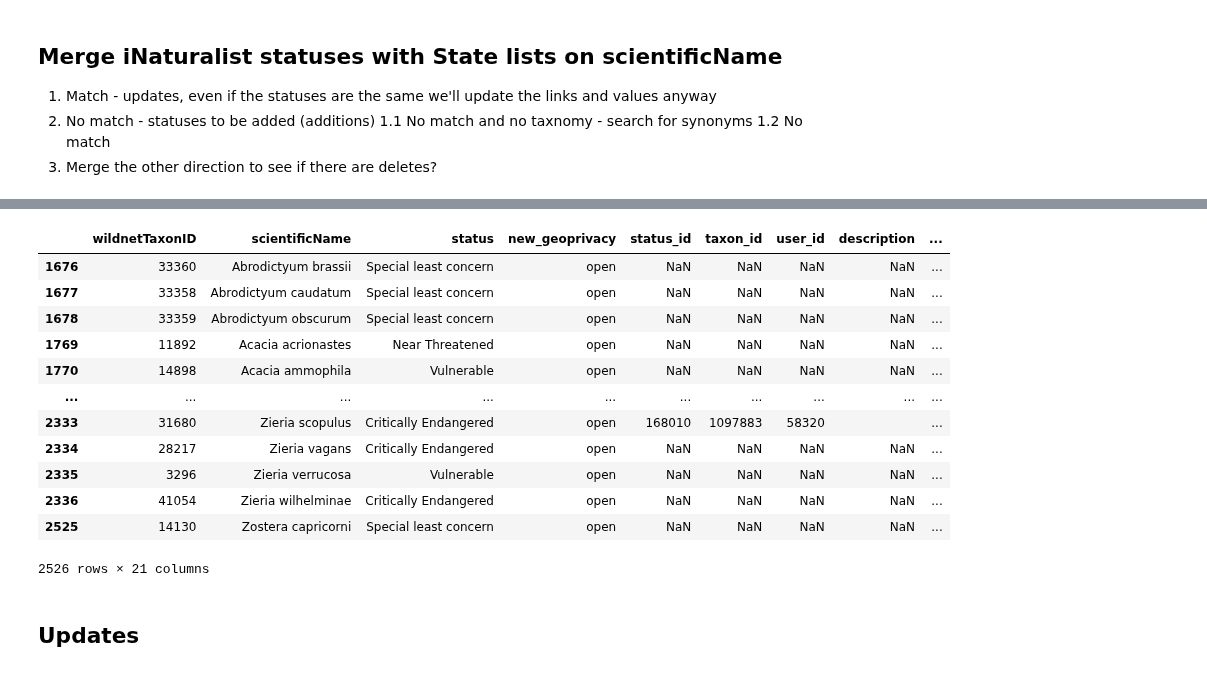
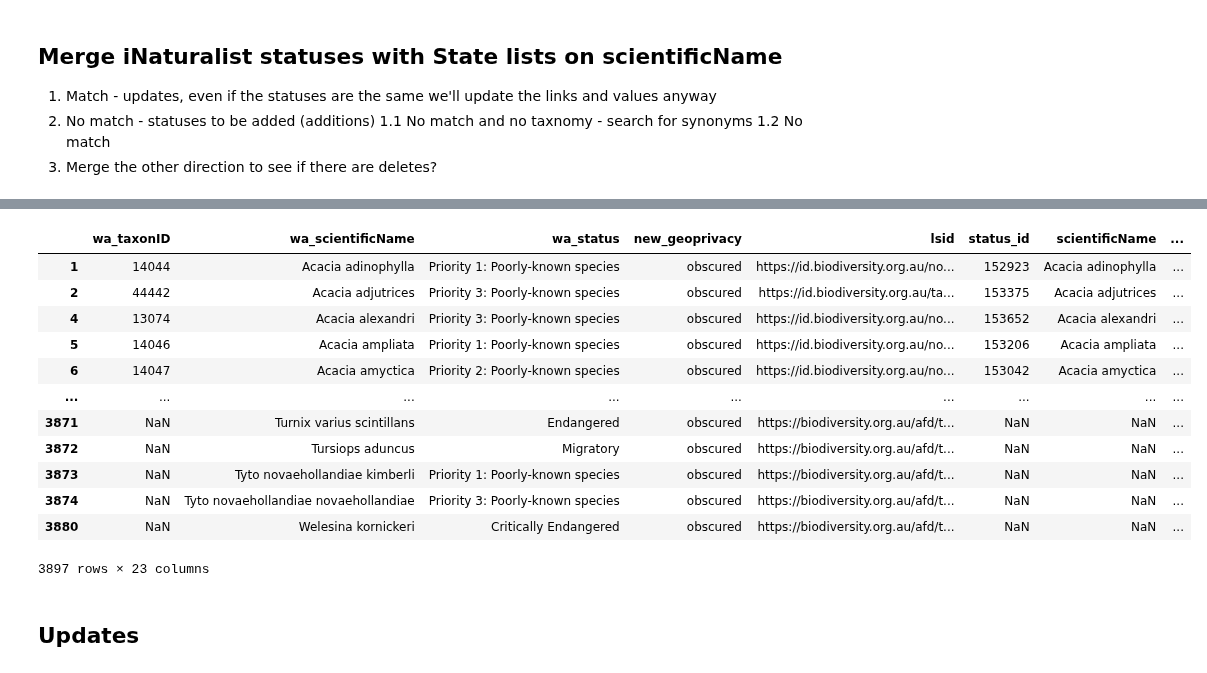
Before and after one commit to AtlasOfLivingAustralia/authoritative-lists, a Jupyter notebook: source-code/py-notebook/inaturalist-statuses/wa.ipynb, the cells around one changed output, grey strips where cells are left out. Saved outputs shown, nothing was run; the diff lists cells and outputs as text; code cells hidden in the pictures.

Commit message:
WA inat updates/adds

```diff
--- a/source-code/py-notebook/inaturalist-statuses/wa.ipynb
+++ b/source-code/py-notebook/inaturalist-statuses/wa.ipynb
@@ -188,12 +222,0 @@ Name: status, dtype: int64
-# %%
-# map these statuses back to the original values
-waStatusMappings = {
-    'CD & MI': 'Special Conservation Interest',
-    'MI & P1': 'P1 - Poorly known species',
-    'MI & P3': 'P3 - Poorly known species',
-    'Migratory & P4': 'P4 - Rare, Near Threatened and other species in need of monitoring',
-    'P4 - Poorly known species': 'P4 - Rare, Near Threatened and other species in need of monitoring'
-}
-statelist['new_wa_status'] = statelist['status'].str.strip().map(waStatusMappings).fillna(statelist['status'])
-#mergedstatuses['new_iucn_equivalent'] = mergedstatuses['status'].str.lower().str.strip().map(iucnStatusMappings).fillna('Vulnerable') # map to dictionary
-statelist[['status','new_wa_status']].drop_duplicates()
@@ -219,16 +223,23 @@ statelist[['status','new_wa_status']].drop_duplicates()
 # %%
+# these will be used to populate the iucn_equivalent field
 iucnStatusMappings = {
+    'conservation dependent': 'Vulnerable',
     'critically endangered': 'Critically Endangered',
+    'endangered':'Endangered',
+    'extinct':'Extinct',
+    'migratory':'Vulnerable',
+    'other specially protencted':'Vulnerable',
+    'priority 1: poorly-known species':'Data Deficient',
+    'priority 2: poorly-known species':'Data Deficient',
+    'priority 3: poorly-known species':'Data Deficient',
+    'priority 4: rare, near threatened':'Vulnerable',
     'vulnerable':'Vulnerable',
     'not evaluated':'Not Evaluated',
     'data deficient':'Data Deficient',
     'least concern':'Least Concern',
     'special least concern':'Least Concern',
     'near threatened':'Near Threatened',
-    'endangered':'Endangered',
     'extinct in the wild':'Extinct in the Wild',
-    'extinct':'Extinct',
-    'confidential':'Vulnerable'
 }
 # %% [markdown]
 ### 5. Determine best place ID to use
@@ -255,6 +262,6 @@ Name: place_id, dtype: int64
 3. Merge the other direction to see if there are deletes?
 # %%
 # join to see which lists already have a status in inaturalist based on scientificName
-mergedstatuses = statelist[['waTaxonID','scientificName','new_wa_status','wa_geoprivacy']].merge(inatstatuses[['status_id','scientificName','taxon_id','user_id','description','iucn','authority','status','geoprivacy','place_id','place_display_name']],how="left",left_on='scientificName',right_on='scientificName',suffixes=(None,'_inat')).sort_values(['scientificName'])
+mergedstatuses = statelist[['wa_taxonID','wa_scientificName','wa_status','wa_geoprivacy','lsid']].merge(inatstatuses[['status_id','scientificName','taxon_id','user_id','description','iucn','authority','status','geoprivacy','place_id','place_display_name']],how="left",left_on='wa_scientificName',right_on='scientificName',suffixes=(None,'_inat')).sort_values(['scientificName'])
 mergedstatuses
 # %% [output]
@@ -274,38 +281,38 @@ mergedstatuses
 # %%
 # prepare the export fields, common to New template and Update template
 # new statuses
 # Taxon_Name,Status,Authority,IUCN_equivalent,Description,iNaturalist_Place_ID,url,Taxon_Geoprivacy,Username,taxon_id
 # updates
 # action,taxon_name,id,taxon_id,status,iucn_equivalent,authority,url,geoprivacy,place_id,username
-mergedstatuses['new_authority'] = "WA Deparment of Biodiversity, Conservation and Attractions"
-mergedstatuses['new_description'] = "Listed as Confidential - refer to https://www.data.qld.gov.au/dataset/queensland-confidential-species"
-#mergedstatuses['new_url'] = "https://apps.des.qld.gov.au/species-search/details/?id=" + mergedstatuses['wildnetTaxonID'].astype(str)
+#mergedstatuses['new_description'] = "Listed as sensitive - refer to https://www.dpaw.wa.gov.au/plants-and-animals/threatened-species-and-communities"
+# url is either a florabase url or bie page
 florabaseurl = "https://florabase.dpaw.wa.gov.au/browse/profile/"
-biesearchurl = "https://bie.ala.org.au/species/https://id.biodiversity.org.au/node/apni/2894366"
-mergedstatuses['new_url'] = mergedstatuses.apply(lambda x: biesearchurl + x['lsid'] if pd.isna(x['waTaxonID']) else florabaseurl + x['waTaxonID'],axis=1)
+biesearchurl = "https://bie.ala.org.au/species/" # eg + "https://id.biodiversity.org.au/node/apni/2894366"
+mergedstatuses['new_url'] = mergedstatuses.apply(lambda x: biesearchurl + x['lsid'] if pd.isna(x['wa_taxonID']) else florabaseurl + x['wa_taxonID'],axis=1)
 floradescrurl = "Listed as Confidential - refer to https://www.dpaw.wa.gov.au/plants-and-animals/threatened-species-and-communities/threatened-plants"
 faunadescrurl = "Listed as Confidential - refer to https://www.dpaw.wa.gov.au/plants-and-animals/threatened-species-and-communities/threatened-animals"
-mergedstatuses['new_description'] = mergedstatuses.apply(lambda x: faunadescrurl if pd.isna(x['waTaxonID']) else floradescrurl,axis=1)
-mergedstatuses.rename(columns={'wildnet_geoprivacy':'new_geoprivacy'},inplace=True)
-mergedstatuses['new_place_id'] = '7308'  # Queensland, AU
+mergedstatuses['new_description'] = mergedstatuses.apply(lambda x: faunadescrurl if pd.isna(x['wa_taxonID']) else floradescrurl,axis=1)
+mergedstatuses['new_authority'] = "WA Deparment of Biodiversity, Conservation and Attractions"
+mergedstatuses.rename(columns={'wa_geoprivacy':'new_geoprivacy'},inplace=True)
+mergedstatuses['new_place_id'] = '6827'  # Queensland, AU
 mergedstatuses['new_username'] = 'peggydnew'
 mergedstatuses['new_iucn_equivalent'] = mergedstatuses['status'].str.lower().str.strip().map(iucnStatusMappings).fillna('Vulnerable') # map to dictionary
-mergedstatuses['new_status'] = mergedstatuses['status'].fillna('Confidential')
+mergedstatuses['new_status'] = mergedstatuses['wa_status'].fillna('Sensitive')
 mergedstatuses
 # %% [output]
-|  | wildnetTaxonID | scientificName | status | new_geoprivacy | status_id | taxon_id | user_id | description | ... |
-| 1676 | 33360 | Abrodictyum brassii | Special least concern | open | NaN | NaN | NaN | NaN | ... |
-| 1677 | 33358 | Abrodictyum caudatum | Special least concern | open | NaN | NaN | NaN | NaN | ... |
-| 1678 | 33359 | Abrodictyum obscurum | Special least concern | open | NaN | NaN | NaN | NaN | ... |
-| 1769 | 11892 | Acacia acrionastes | Near Threatened | open | NaN | NaN | NaN | NaN | ... |
-| 1770 | 14898 | Acacia ammophila | Vulnerable | open | NaN | NaN | NaN | NaN | ... |
-| ... | ... | ... | ... | ... | ... | ... | ... | ... | ... |
-| 2333 | 31680 | Zieria scopulus | Critically Endangered | open | 168010 | 1097883 | 58320 |  | ... |
-| 2334 | 28217 | Zieria vagans | Critically Endangered | open | NaN | NaN | NaN | NaN | ... |
-| 2335 | 3296 | Zieria verrucosa | Vulnerable | open | NaN | NaN | NaN | NaN | ... |
-| 2336 | 41054 | Zieria wilhelminae | Critically Endangered | open | NaN | NaN | NaN | NaN | ... |
-| 2525 | 14130 | Zostera capricorni | Special least concern | open | NaN | NaN | NaN | NaN | ... |
+|  | wa_taxonID | wa_scientificName | wa_status | new_geoprivacy | lsid | status_id | scientificName | ... |
+| 1 | 14044 | Acacia adinophylla | Priority 1: Poorly-known species | obscured | https://id.biodiversity.org.au/no... | 152923 | Acacia adinophylla | ... |
+| 2 | 44442 | Acacia adjutrices | Priority 3: Poorly-known species | obscured | https://id.biodiversity.org.au/ta... | 153375 | Acacia adjutrices | ... |
+| 4 | 13074 | Acacia alexandri | Priority 3: Poorly-known species | obscured | https://id.biodiversity.org.au/no... | 153652 | Acacia alexandri | ... |
+| 5 | 14046 | Acacia ampliata | Priority 1: Poorly-known species | obscured | https://id.biodiversity.org.au/no... | 153206 | Acacia ampliata | ... |
+| 6 | 14047 | Acacia amyctica | Priority 2: Poorly-known species | obscured | https://id.biodiversity.org.au/no... | 153042 | Acacia amyctica | ... |
+| ... | ... | ... | ... | ... | ... | ... | ... | ... |
+| 3871 | NaN | Turnix varius scintillans | Endangered | obscured | https://biodiversity.org.au/afd/t... | NaN | NaN | ... |
+| 3872 | NaN | Tursiops aduncus | Migratory | obscured | https://biodiversity.org.au/afd/t... | NaN | NaN | ... |
+| 3873 | NaN | Tyto novaehollandiae kimberli | Priority 1: Poorly-known species | obscured | https://biodiversity.org.au/afd/t... | NaN | NaN | ... |
+| 3874 | NaN | Tyto novaehollandiae novaehollandiae | Priority 3: Poorly-known species | obscured | https://biodiversity.org.au/afd/t... | NaN | NaN | ... |
+| 3880 | NaN | Welesina kornickeri | Critically Endangered | obscured | https://biodiversity.org.au/afd/t... | NaN | NaN | ... |
-2526 rows × 21 columns
+3897 rows × 23 columns
 # %% [markdown]
 ## Updates
 # %%
```
Also changed, not shown: parts of 25 cells of this notebook, 1 other file.
